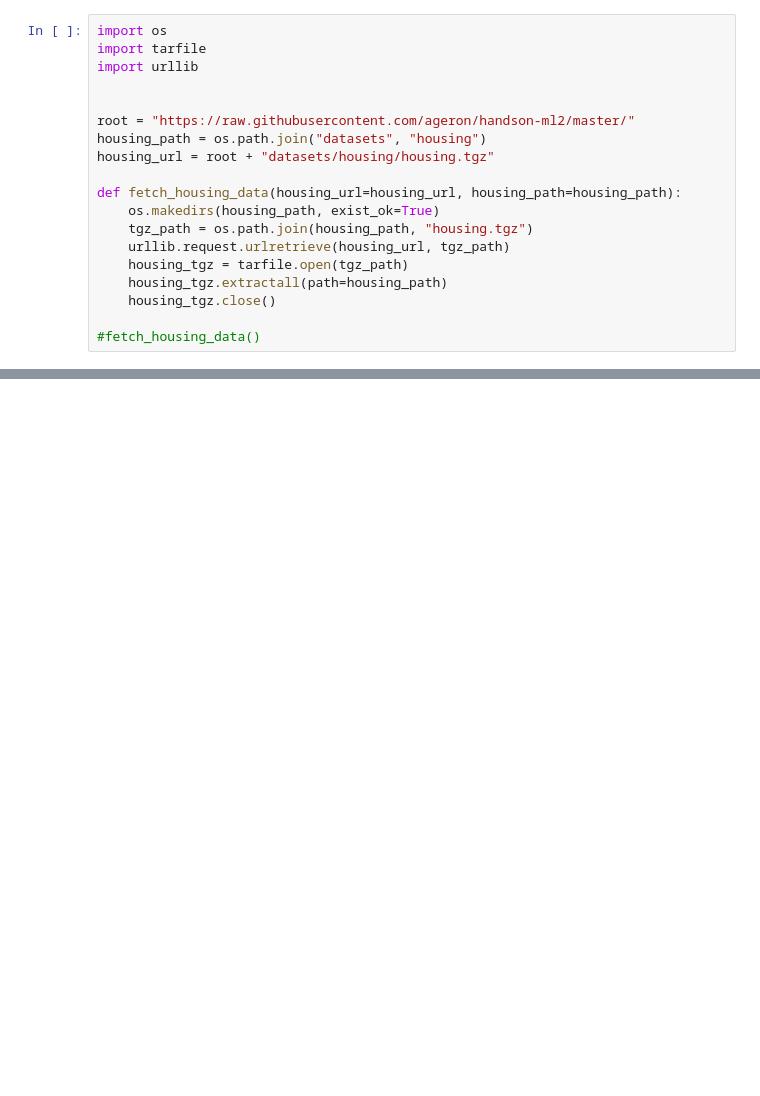
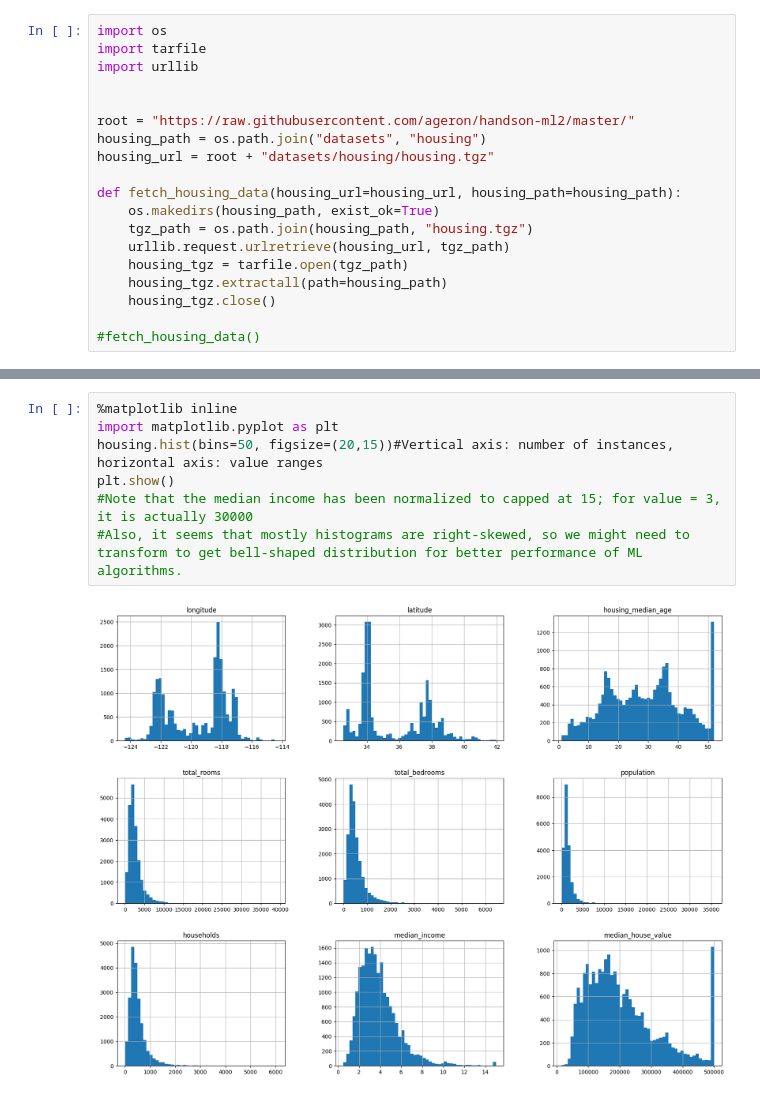
Before and after one commit to smtran8/MLbook_practice, a Jupyter notebook: chapter2.ipynb, the cells around one changed output, grey strips where cells are left out. Cells and saved outputs as stored; diff of their text form; blank space fills up the shorter version.

```diff
--- a/chapter2.ipynb
+++ b/chapter2.ipynb
@@ -35,0 +60,9 @@ housing.head()
+# %%
+%matplotlib inline
+import matplotlib.pyplot as plt
+housing.hist(bins=50, figsize=(20,15))#Vertical axis: number of instances, horizontal axis: value ranges
+plt.show()
+#Note that the median income has been normalized to capped at 15; for value = 3, it is actually 30000
+#Also, it seems that mostly histograms are right-skewed, so we might need to transform to get bell-shaped distribution for better performance of ML algorithms.
+# %% [output]
+[figure, added]
```
Also changed, not shown: parts of 4 cells of this notebook.
